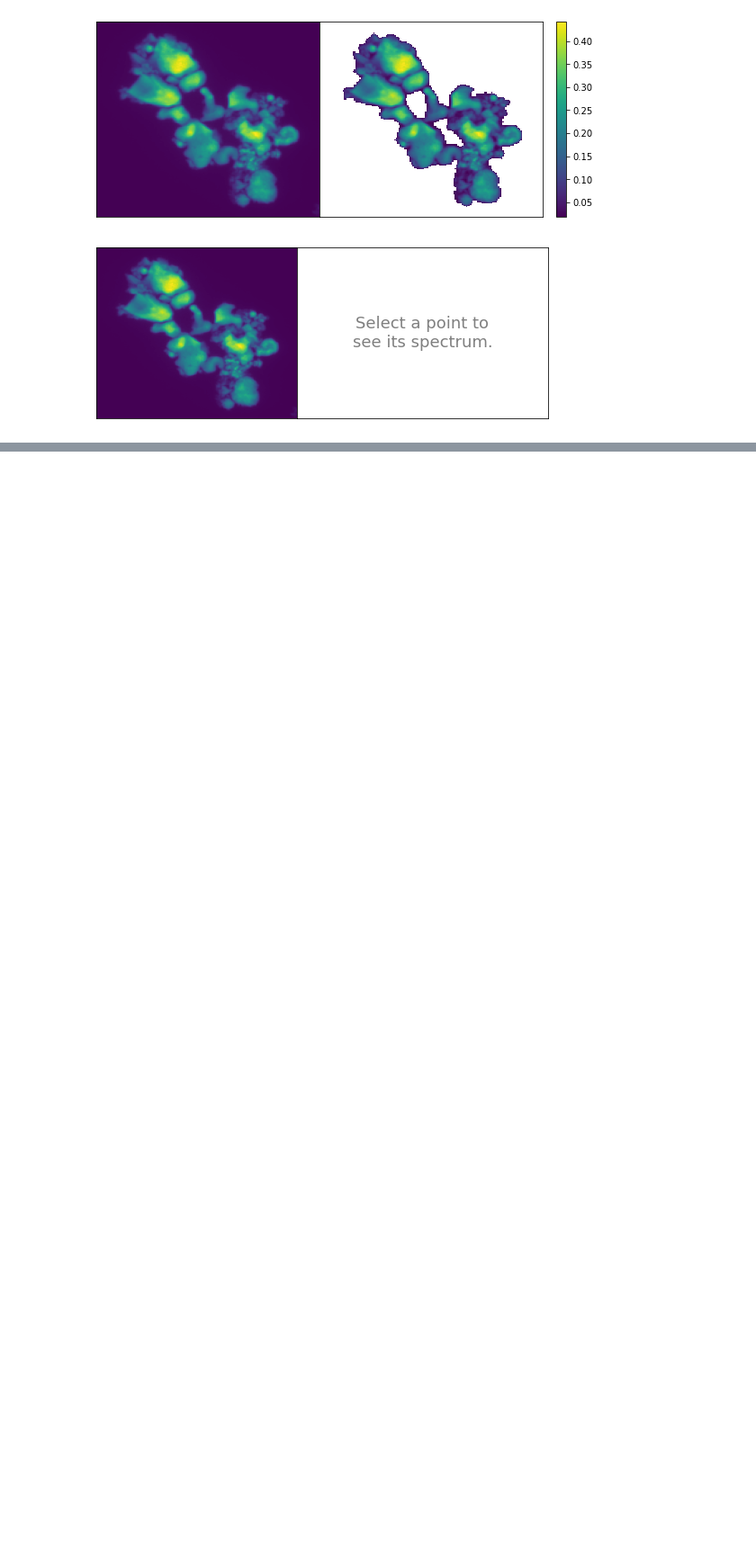
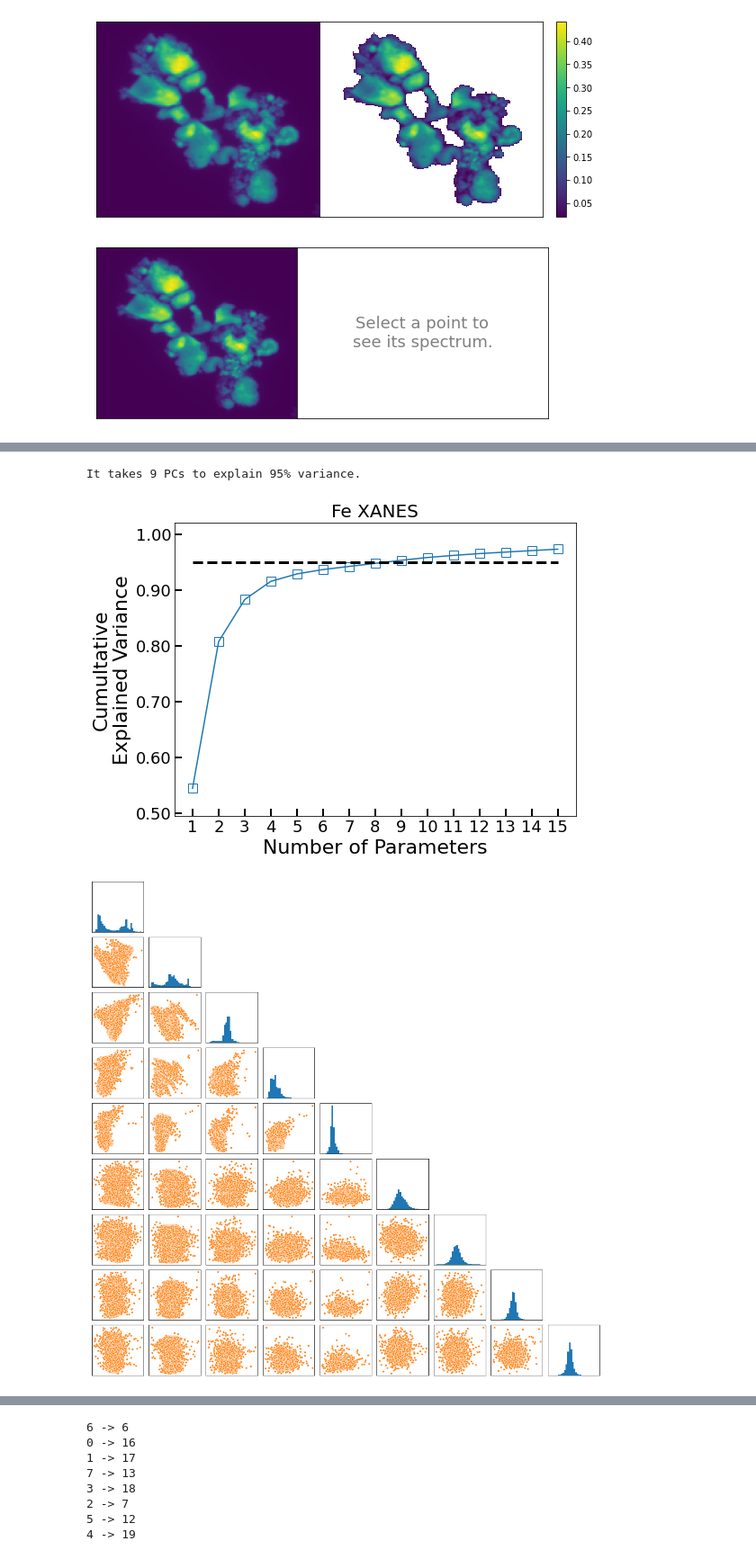
Before and after one commit to stetef/nano-XANES-microscopy-of-Fe, a Jupyter notebook: Visualization.ipynb, the cells around one changed output, grey strips where cells are left out. Shown at 90% size. Drawn from its saved outputs; the diff is of its cells as text; code cells hidden in the pictures; blank space fills up the shorter version.

```diff
--- a/Visualization.ipynb
+++ b/Visualization.ipynb
@@ -24,11 +36,0 @@ from sklearn.manifold import TSNE
-# %%
-def parse_tiff(filename):
-    img = Image.open(filename)
-    data = np.array(img)
-    N = 0
-    for i, page in enumerate(ImageSequence.Iterator(img)):
-        N += 1
-    Data = np.zeros((N, data.shape[0], data.shape[1]))
-    for i, page in enumerate(ImageSequence.Iterator(img)):
-        Data[i] = np.array(page)
-    return Data
@@ -426,0 +222,20 @@ plt.show()
+# %%
+# PCA
+n_components = make_scree_plot(normalized_spectra, n=15, c=0, threshold=0.95, show_first_PC=False)
+plt.title('Fe XANES', fontsize=20)
+plt.show()
+
+pca, pca_components = make_PCA_traingle_plot(normalized_spectra, n_components)
+
+show_PCs(energy, pca, n=4)
+
+# UMAP & dbscan
+color_labels, codemap, dbscan_clustering = make_UMAP_plot(pca_components, normalized_spectra_dict,
+                                                          n_neighbors=4.5, min_dist=0, dimension=4)
+
+# Final clusters
+plot_color_code_map(normalized_spectra_dict, color_labels)
+# %% [output]
+It takes 9 PCs to explain 95% variance.
+[figure, added]
+[figure, added]
@@ -426,0 +243,8 @@ plt.show()
+6 -> 6
+0 -> 16
+1 -> 17
+7 -> 13
+3 -> 18
+2 -> 7
+5 -> 12
+4 -> 19
```
Also changed, not shown: parts of 61 cells of this notebook, 3 other files.
